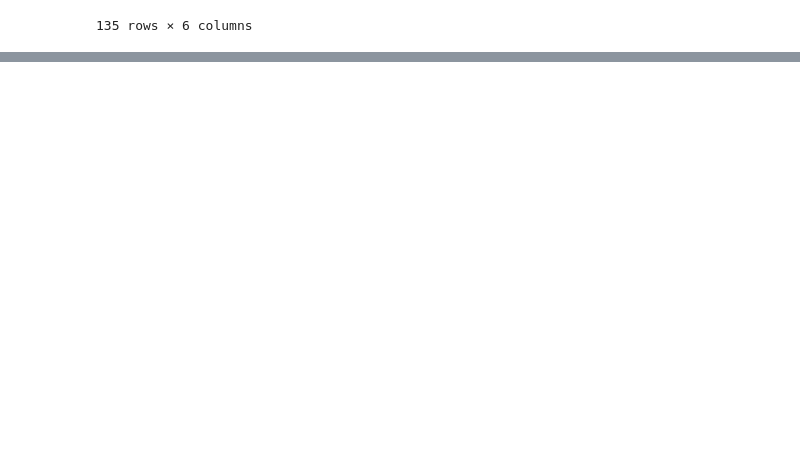
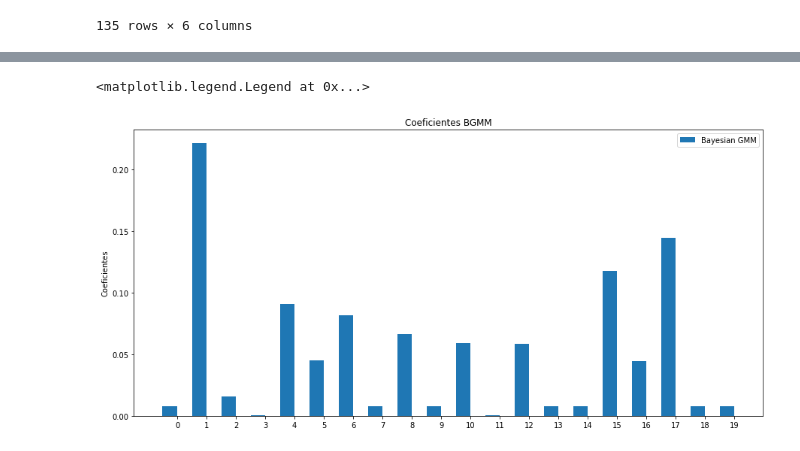
Before and after one commit to sherna90/mineria_datos, a Jupyter notebook: 6.-modelos_no_supervisados.ipynb, the cells around one changed output, grey strips where cells are left out. Saved outputs shown, nothing was run; the diff lists cells and outputs as text; code cells hidden in the pictures; blank space fills up the shorter version.

```diff
--- a/6.-modelos_no_supervisados.ipynb
+++ b/6.-modelos_no_supervisados.ipynb
@@ -228,0 +269,12 @@ X=df_country.values
+# %%
+x = np.arange(len(bgm.weights_))  # the label locations
+width = 0.5  # the width of the bars
+fig, ax = plt.subplots(figsize=(15,7))
+rects1 = ax.bar(x - width/2, bgm.weights_, width, label='Bayesian GMM')
+ax.set_ylabel('Coeficientes')
+ax.set_title('Coeficientes BGMM')
+ax.set_xticks(x)
+ax.legend()
+# %% [output]
+<matplotlib.legend.Legend at 0x...>
+[figure, added]
```
Also changed, not shown: parts of 17 cells of this notebook.
